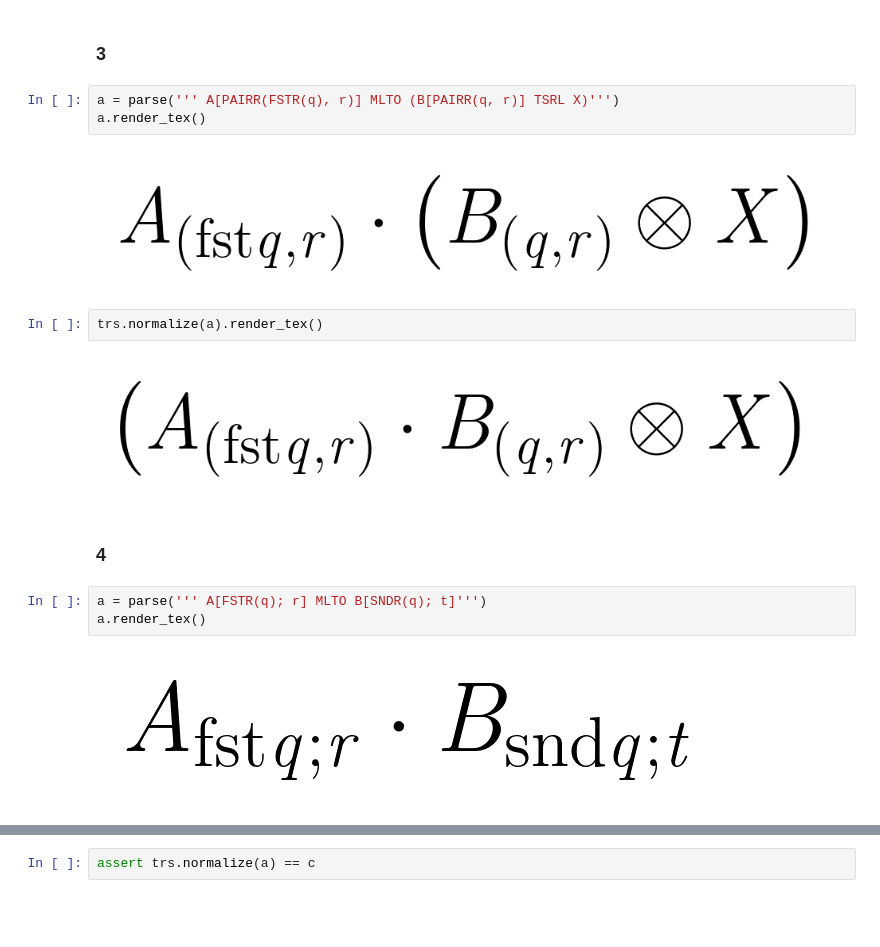
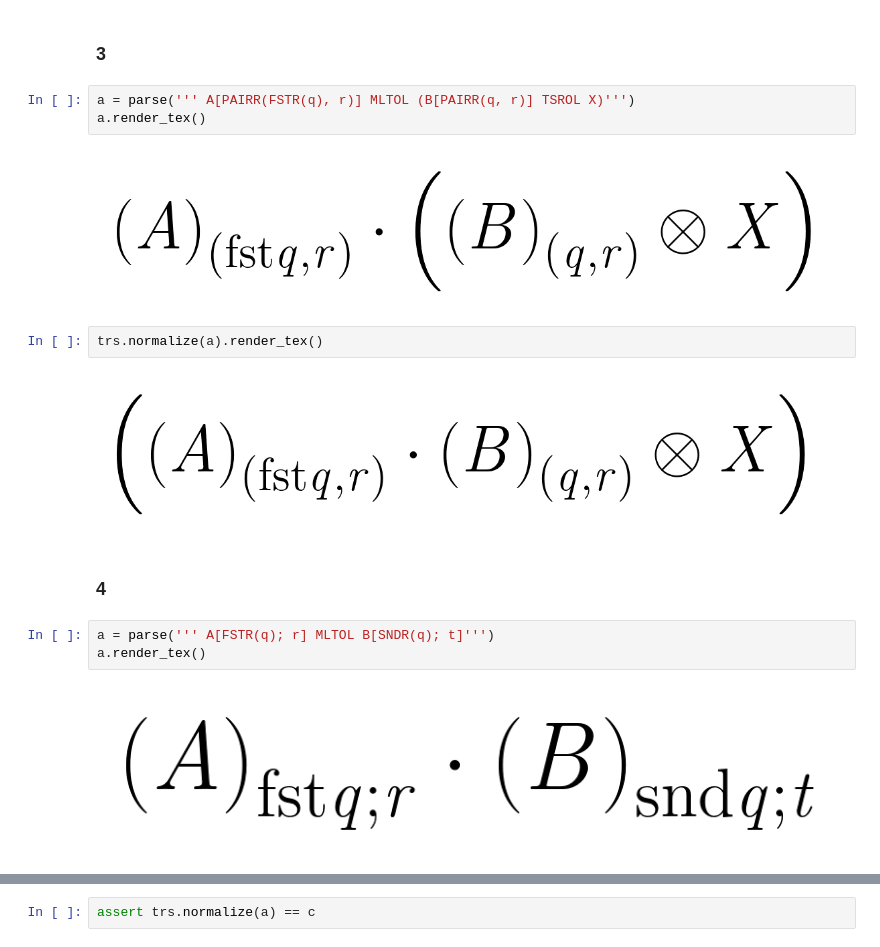
Before and after one commit to LucianoXu/28-Dirac3, a Jupyter notebook: demo.ipynb, the cells around one changed output, grey strips where cells are left out. Saved outputs shown, nothing was run; the diff lists cells and outputs as text; blank space fills up the shorter version.

```diff
--- a/demo.ipynb
+++ b/demo.ipynb
@@ -95,21 +95,21 @@ trs.normalize(a).render_tex()
 # %% [markdown]
 ### 3
 # %%
-a = parse(''' A[PAIRR(FSTR(q), r)] MLTO (B[PAIRR(q, r)] TSRL X)''')
+a = parse(''' A[PAIRR(FSTR(q), r)] MLTOL (B[PAIRR(q, r)] TSROL X)''')
 a.render_tex()
 # %% [output]
-[figure, old version]
+[figure, new version]
 # %%
 trs.normalize(a).render_tex()
 # %% [output]
-[figure, old version]
+[figure, new version]
 # %% [markdown]
 ### 4
 # %%
-a = parse(''' A[FSTR(q); r] MLTO B[SNDR(q); t]''')
+a = parse(''' A[FSTR(q); r] MLTOL B[SNDR(q); t]''')
 a.render_tex()
 # %% [output]
-[figure, old version]
+[figure, new version]
 # %%
 trs.normalize(a).render_tex()
 # %% [output]
```
Also changed, not shown: parts of 16 cells of this notebook, 20 other files.
